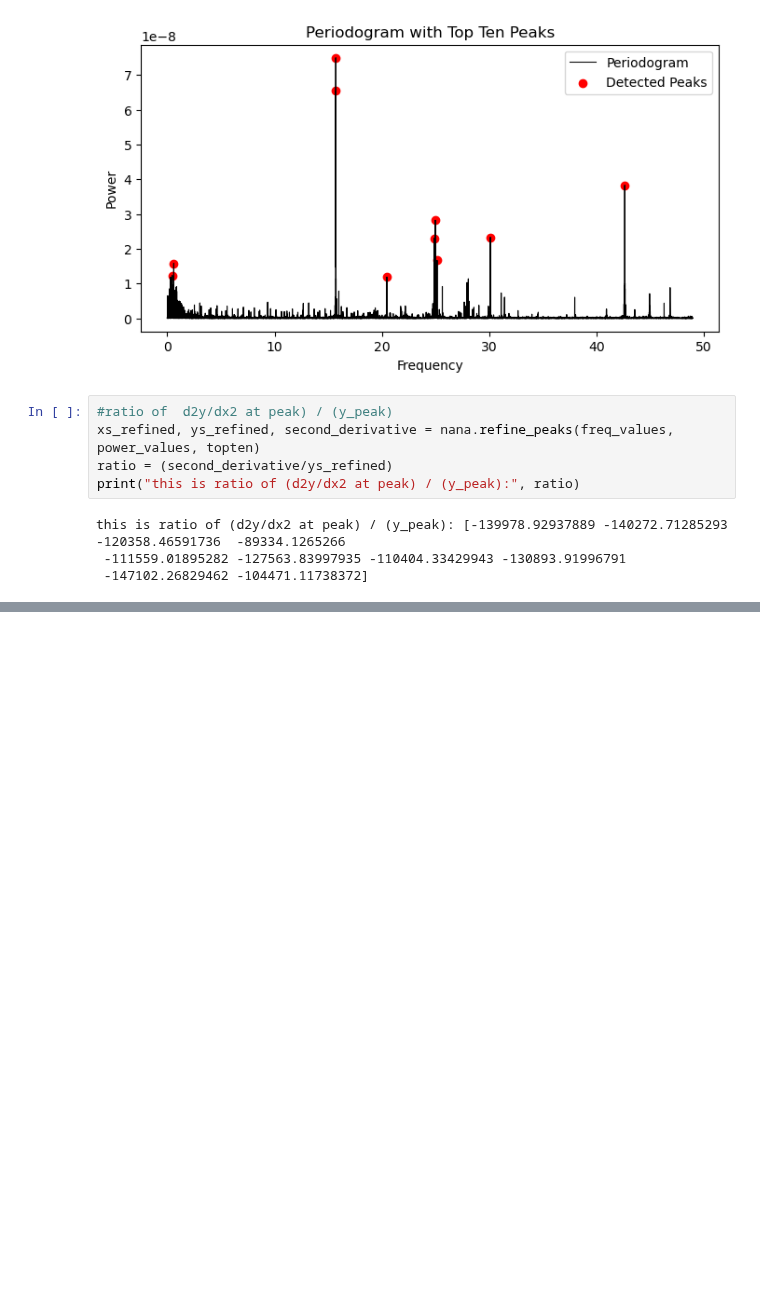
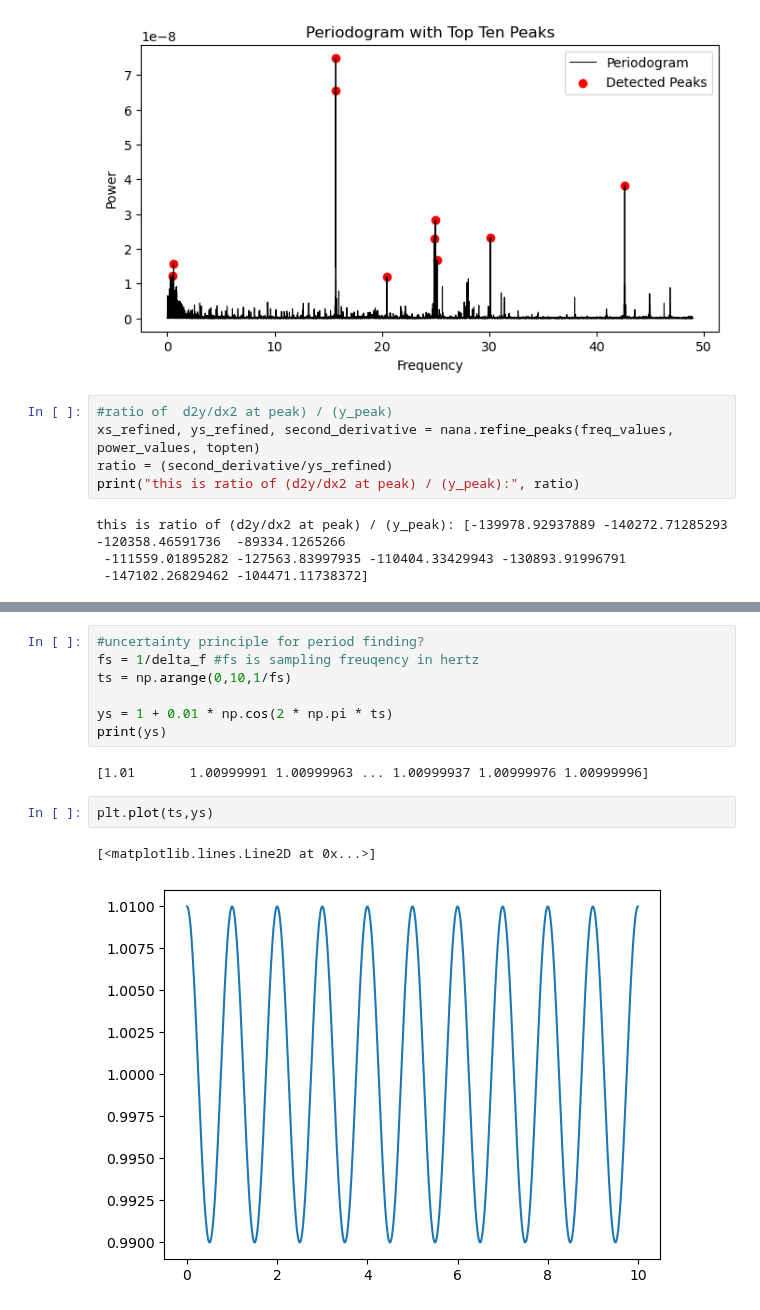
Before and after one commit to Hoggnation/cataloging_coherent_oscillators, a Jupyter notebook: threshold_function.ipynb, the cells around one changed output, grey strips where cells are left out. Saved outputs shown, nothing was run; the diff lists cells and outputs as text; blank space fills up the shorter version.

```diff
--- a/threshold_function.ipynb
+++ b/threshold_function.ipynb
@@ -331,0 +333,14 @@ print(type(freq_values), type(power_values))
+# %%
+#uncertainty principle for period finding?
+fs = 1/delta_f #fs is sampling freuqency in hertz
+ts = np.arange(0,10,1/fs)
+
+ys = 1 + 0.01 * np.cos(2 * np.pi * ts)
+print(ys)
+# %% [output]
+[1.01       1.00999991 1.00999963 ... 1.00999937 1.00999976 1.00999996]
+# %%
+plt.plot(ts,ys)
+# %% [output]
+[<matplotlib.lines.Line2D at 0x...>]
+[figure, added]
```
Also changed, not shown: parts of 27 cells of this notebook.
